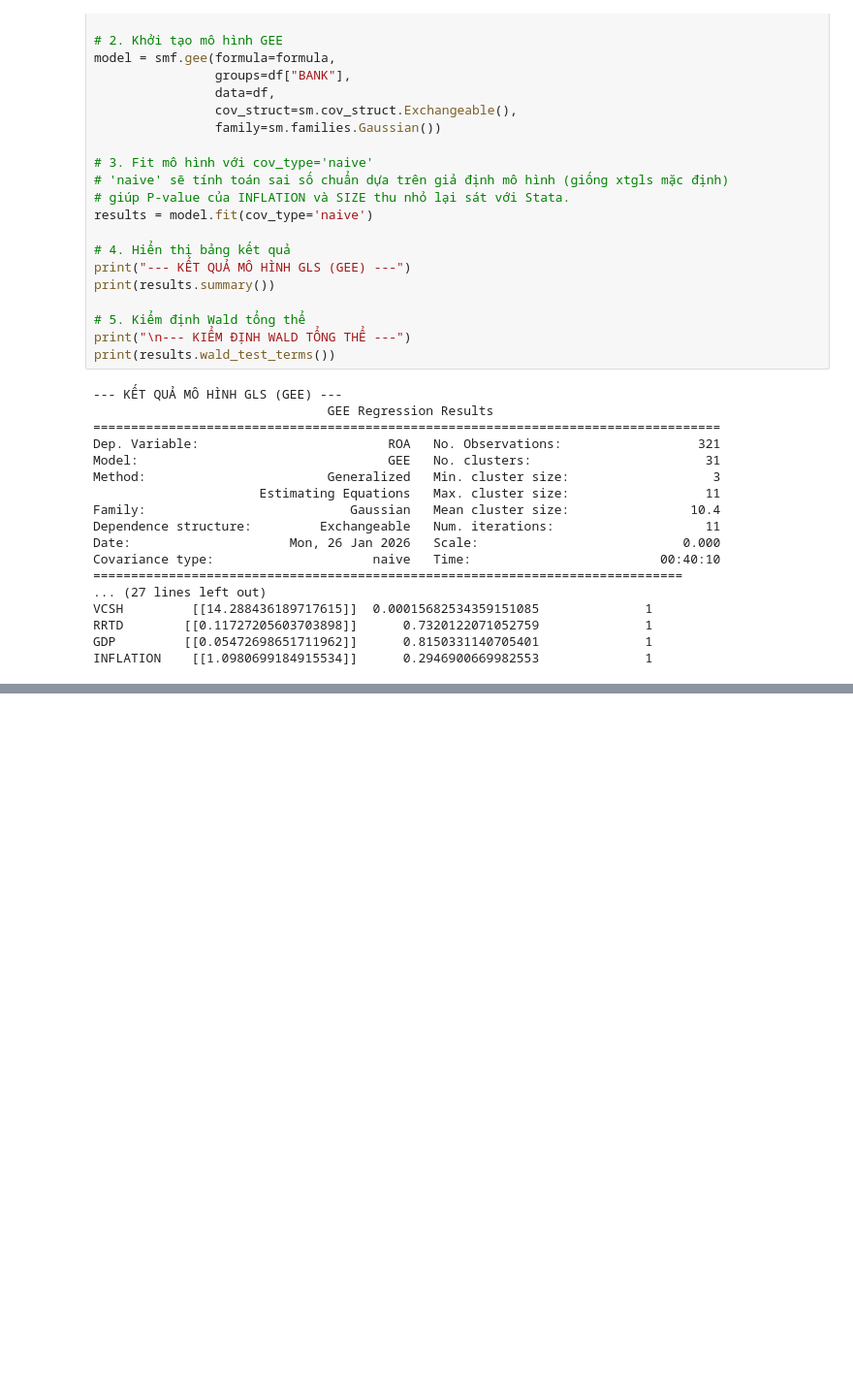
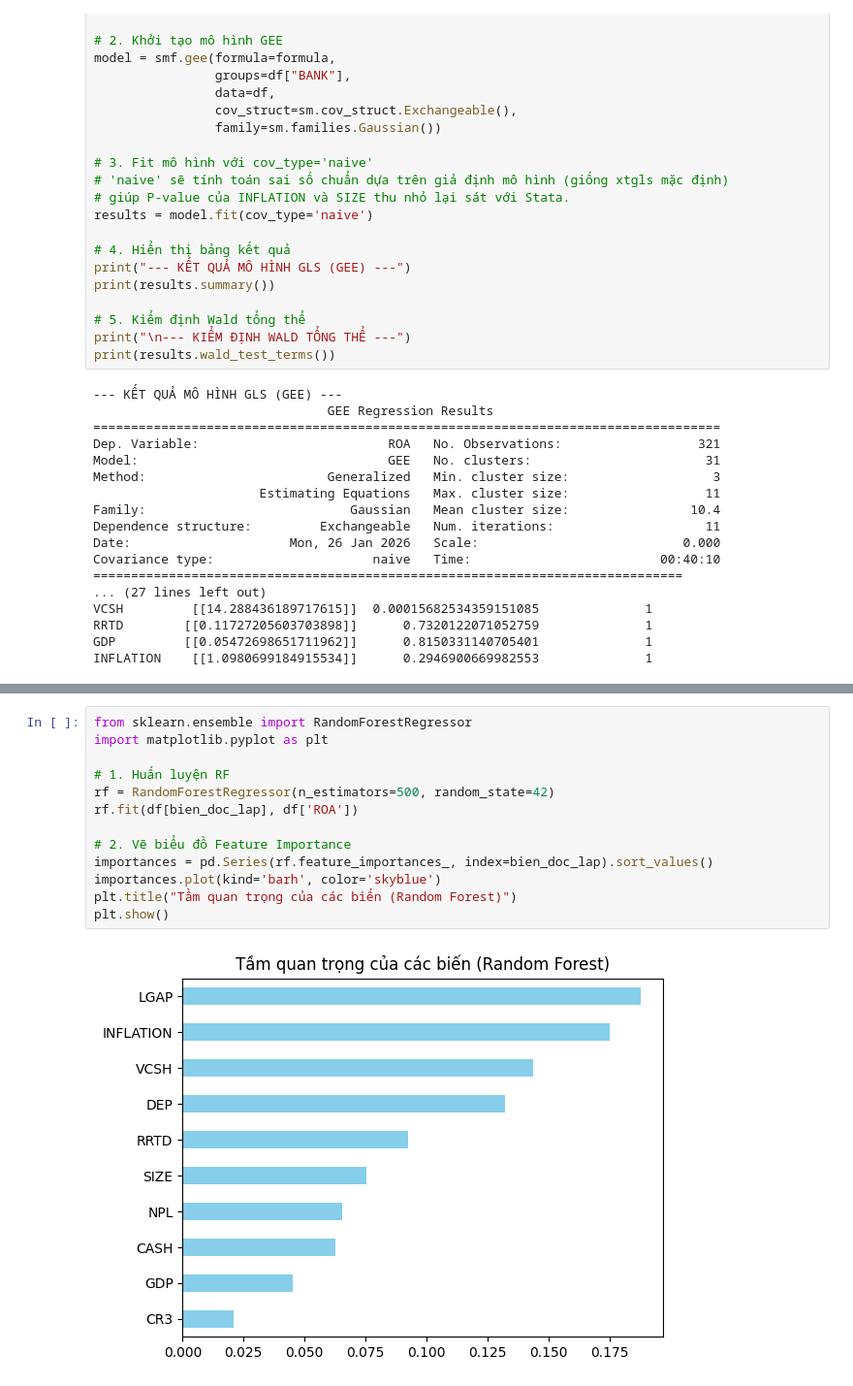
Before and after one commit to phatlt17420/Python_BA, a Jupyter notebook: PhanTichVaTrucQuanDuLieu/DoAn/DoAn_org.ipynb, the cells around one changed output, grey strips where cells are left out. Shown at 97% size. Cells and saved outputs as stored; diff of their text form; blank space fills up the shorter version.

```diff
--- a/PhanTichVaTrucQuanDuLieu/DoAn/DoAn_org.ipynb
+++ b/PhanTichVaTrucQuanDuLieu/DoAn/DoAn_org.ipynb
@@ -338,0 +380,15 @@ INFLATION    [[1.0980699184915534]]      0.2946900669982553              1
+# %%
+from sklearn.ensemble import RandomForestRegressor
+import matplotlib.pyplot as plt
+
+# 1. Huấn luyện RF
+rf = RandomForestRegressor(n_estimators=500, random_state=42)
+rf.fit(df[bien_doc_lap], df['ROA'])
+
+# 2. Vẽ biểu đồ Feature Importance
+importances = pd.Series(rf.feature_importances_, index=bien_doc_lap).sort_values()
+importances.plot(kind='barh', color='skyblue')
+plt.title("Tầm quan trọng của các biến (Random Forest)")
+plt.show()
+# %% [output]
+[figure, added]
```
Also changed, not shown: parts of 4 cells of this notebook, 1 other file.
